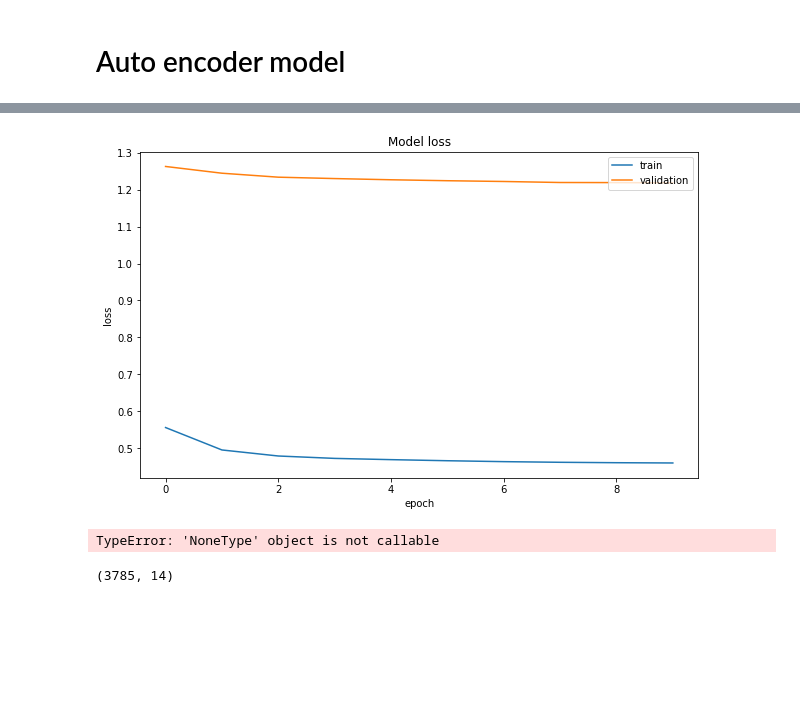
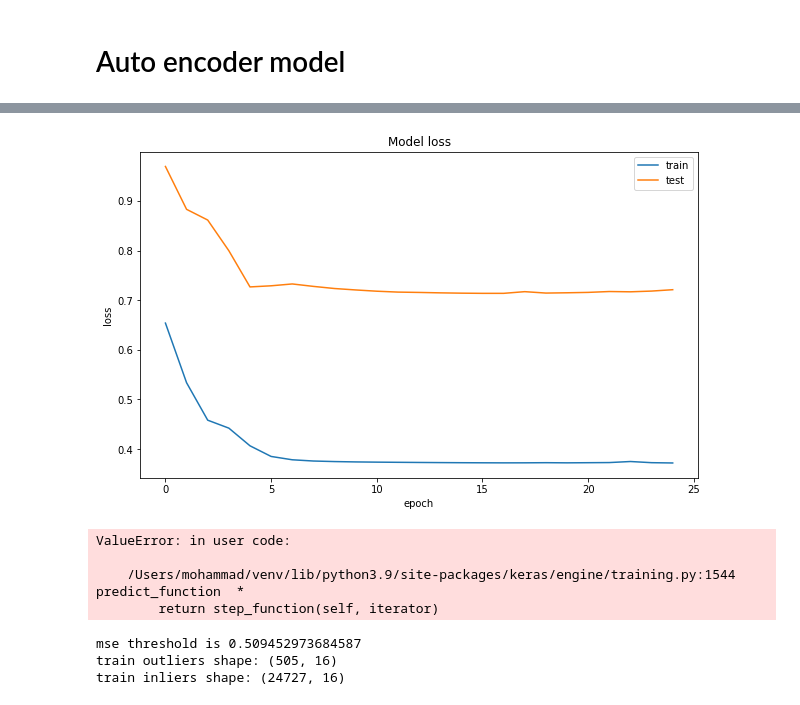
Before and after one commit to mohammadhashemii/Web-Crawler-Detection, a Jupyter notebook: 03_autoEncoder.ipynb, the cells around one changed output, grey strips where cells are left out. Saved outputs shown, nothing was run; the diff lists cells and outputs as text; code cells hidden in the pictures; blank space fills up the shorter version.

Commit message:
feat: loss history diagram added

```diff
--- a/03_autoEncoder.ipynb
+++ b/03_autoEncoder.ipynb
@@ -38,12 +38,9 @@ X['is_pc'] = X['is_pc'].astype(int)
 
 to_model_cols = X.columns[:14]
 
-
 X_train, X_test = train_test_split(X[to_model_cols], test_size=0.2, random_state=42)
-X_test, X_val = train_test_split(X_test, test_size=0.4, random_state=42)
 
 print('X_train shape: {}'.format(X_train.shape))
-print('X_val shape: {}'.format(X_val.shape))
 print('X_test shape: {}'.format(X_test.shape))
 # %% [output]
 X_train shape: (25232, 14)
@@ -60,18 +56,21 @@ Index(['requests_count', 'path_length_std', '4xx_percentage(%)',
       dtype='object')
 # %% [markdown]
 # Auto encoder model
+# %%
+X_test.drop(columns=['mse'], axis=1, inplace=True)
+X_train.drop(columns=['mse'], axis=1, inplace=True)
 # %%
 input_dim = X_train.shape[1] # the # features
-encoding_dim = 8 # first layer
+encoding_dim = input_dim # first layer
 hidden_dim = int(encoding_dim / 2) #hidden layer
 
 
 # model architecture
-input_layer = Input(shape=(input_dim, ))
-encoder = Dense(encoding_dim, activation="tanh", activity_regularizer=regularizers.l1(10e-5))(input_layer)
+input_layer = Input(shape=(input_dim))
+encoder = Dense(encoding_dim, activation="relu")(input_layer)
 encoder = Dense(hidden_dim, activation="relu")(encoder)
 decoder = Dense(encoding_dim, activation='relu')(encoder)
-decoder = Dense(input_dim, activation='tanh')(decoder)
+decoder = Dense(input_dim, activation='relu')(decoder)
 autoencoder = Model(inputs=input_layer, outputs=decoder)
 
 # Compile the model
@@ -100,8 +99,8 @@ Trainable params: 322
 Non-trainable params: 0
 _________________________________________________________________
 # %%
-nb_epoch = 10
-batch_size = 16
+nb_epoch = 25
+batch_size = 128
 
 checkpoint_filepath = 'checkpoints/'
 
@@ -115,6 +114,6 @@ model_checkpoint_callback = ModelCheckpoint(
 history = autoencoder.fit(X_train, X_train,
                     epochs=nb_epoch,
                     batch_size=batch_size,
-                    validation_data=(X_val, X_val),
+                    validation_data=(X_test, X_test),
                     verbose=1, callbacks=[model_checkpoint_callback])
 # %% [output]
@@ -141,11 +137,11 @@ Epoch 10/10
 # %%
 fig = plt.figure(figsize=(10,6))
 plt.plot(history.history['loss'])
 plt.plot(history.history['val_loss'])
 plt.title('Model loss')
 plt.ylabel('loss')
 plt.xlabel('epoch')
-plt.legend(['train', 'validation'], loc='upper right')
+plt.legend(['train', 'test'], loc='upper right')
 plt.show()
 # %% [output]
-[figure, old version]
+[figure, new version]
@@ -153,13 +152,14 @@ plt.show()
 # load the best weights
 autoencoder.load_weights(checkpoint_filepath)
 
-preds = autoencoder.predict(X_test)
+train_preds = autoencoder.predict(X_train)
+test_preds = autoencoder.predict(X_test)
 
 #get the error term
-mse = np.mean(np.power(X_test - preds, 2), axis=1)
+mse_train = np.mean(np.power(X_train.to_numpy() - train_preds, 2), axis=1)
+mse_test = np.mean(np.power(X_test.to_numpy() - test_preds, 2), axis=1)
 # %% [output]
-TypeError: 'NoneType' object is not callable
+ValueError: in user code:
+
+    /Users/mohammad/venv/lib/python3.9/site-packages/keras/engine/training.py:1544 predict_function  *
+        return step_function(self, iterator)
-# %%
-preds.shape
-# %% [output]
-(3785, 14)
@@ -165,0 +169,17 @@ preds.shape
+# %%
+mse_threshold = np.quantile(X_train['mse'], 0.98)
+print('mse threshold is {}'.format(mse_threshold))
+
+
+train_outliers = session_df.loc[X_train[X_train['mse'] > mse_threshold].sort_values(['mse'], ascending=False).index]
+train_inliers = session_df.loc[X_train[X_train['mse'] < mse_threshold].sort_values(['mse'], ascending=True).index]
+
+print('train outliers shape: {}'.format(train_outliers.shape))
+print('train inliers shape: {}'.format(train_inliers.shape))
+
+train_outliers.reset_index(inplace=True)
+train_inliers.reset_index(inplace=True)
+# %% [output]
+mse threshold is 0.509452973684587
+train outliers shape: (505, 16)
+train inliers shape: (24727, 16)
```
Also changed, not shown: parts of 6 cells of this notebook.
